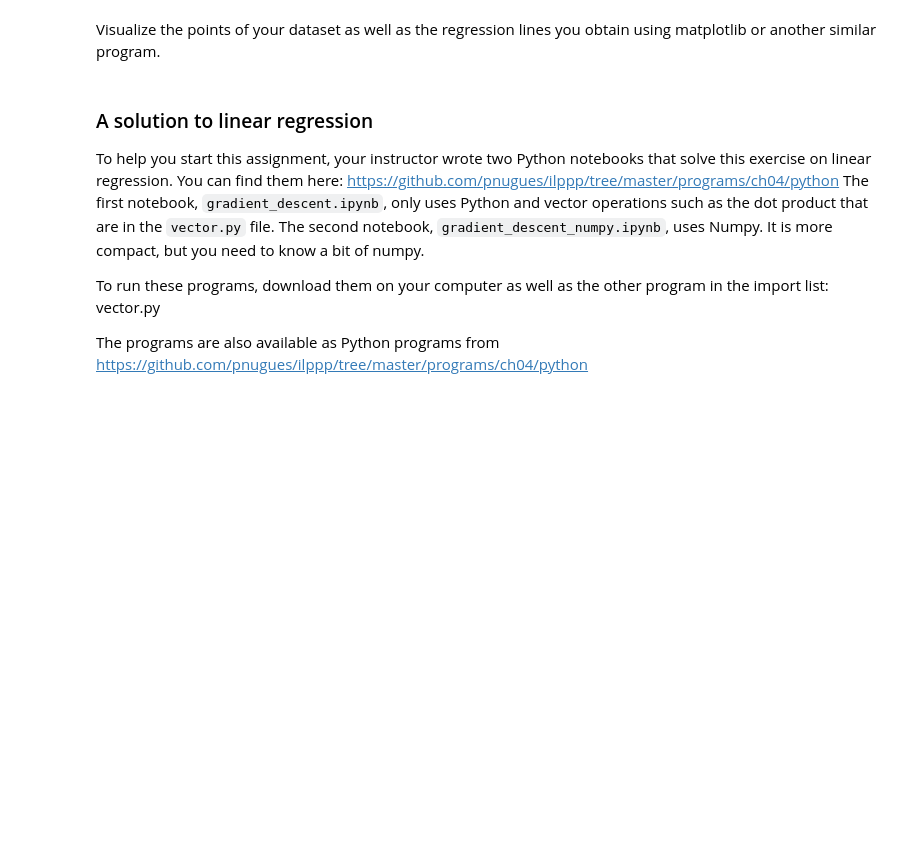
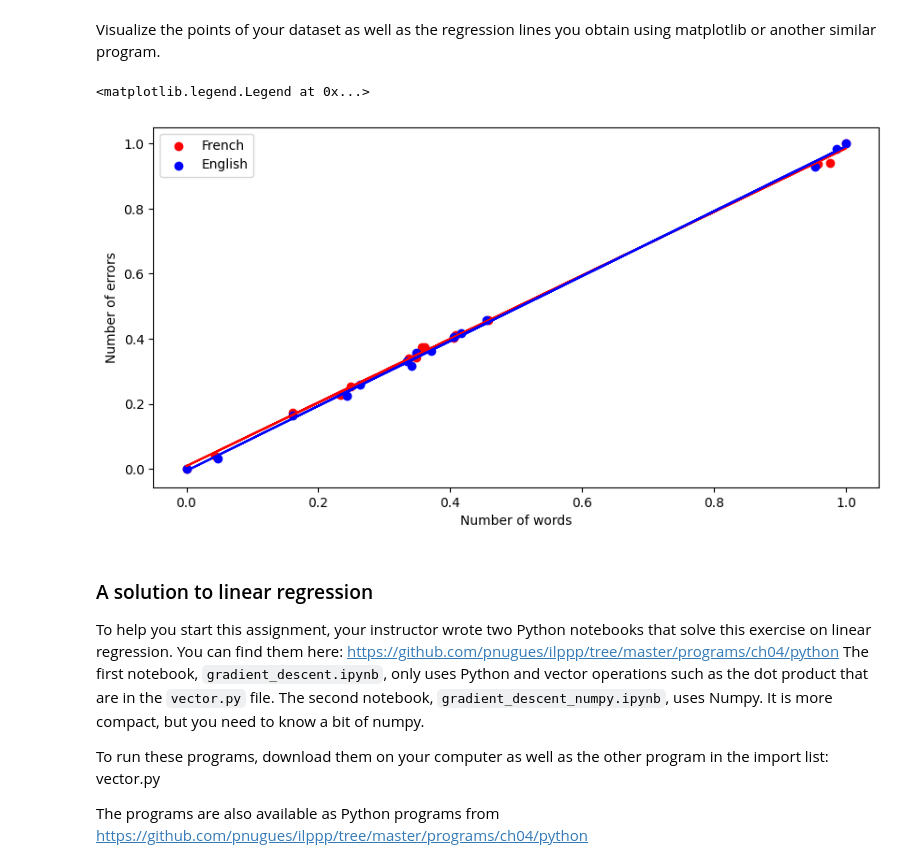
Before and after one commit to ondini/LTH_AI, a Jupyter notebook: 03_Ex/ai_lab_perceptron_students.ipynb, the cells around one changed output. Drawn from its saved outputs; the diff is of its cells as text; code cells hidden in the pictures; blank space fills up the shorter version.

```diff
--- a/03_Ex/ai_lab_perceptron_students.ipynb
+++ b/03_Ex/ai_lab_perceptron_students.ipynb
@@ -111,10 +174,20 @@ def fit_batch(X, y, alpha, w,
 # %% [markdown]
 Stochastic descent
 # %%
-# Write your code here
-def fit_stoch(X, y, alpha, w,
-                  epochs=500,
-                  epsilon=1.0e-5):
+def fit_stoch(X, y, alpha, w, epochs=500, epsilon=1.0e-5):
+    for epoch in range(epochs):
+        perm = np.random.permutation(len(y))
+        for i in range(len(y)):
+            iR = perm[i]
+            y_pred = X[iR] @ w
+            error = y[iR] - y_pred
+            mse = error**2
+            grad = X[iR, None].T * error
+            print(mse)
+            if np.linalg.norm(grad) < epsilon:
+                break
+            w = w + alpha * grad
+    return w
 # %% [markdown]
 #### Applying batch descent
 # %% [markdown]
@@ -128,4 +234,7 @@ Visualize the points of your dataset as well as the regression lines you obtain
 # %% [markdown]
 #### Stochastic descent
 # %%
-# Write your code here
+w = np.ones((X1t.shape[1], 1)) * 1/np.sqrt(2)
+
+w1 = fit_stoch(X1t, y1_n, 0.05, w, epochs=2000)
+w2 = fit_stoch(X2t, y2_n, 0.05, w, epochs=2000)
@@ -132,7 +259,18 @@ Visualize the points of your dataset as well as the regression lines you obtain
 # %% [markdown]
 Visualize the points of your dataset as well as the regression lines you obtain using matplotlib or another similar program.
 # %%
-# Write your code here
+plt.figure(figsize=(10, 5))
+
+plt.scatter(X1t[:,1], y1_n, color='red', label='French')
+plt.plot(X1t[:,1], np.dot(X1t, w1), color='red')
+plt.scatter(X2t[:,1], y2_n, color='blue', label='English')
+plt.plot(X2t[:,1], np.dot(X2t, w2), color='blue')
+plt.xlabel('Number of words')
+plt.ylabel('Number of errors')
+plt.legend()
+# %% [output]
+<matplotlib.legend.Legend at 0x...>
+[figure, added]
 # %% [markdown]
 ### A solution to linear regression
 
```
Also changed, not shown: parts of 10 cells of this notebook.
